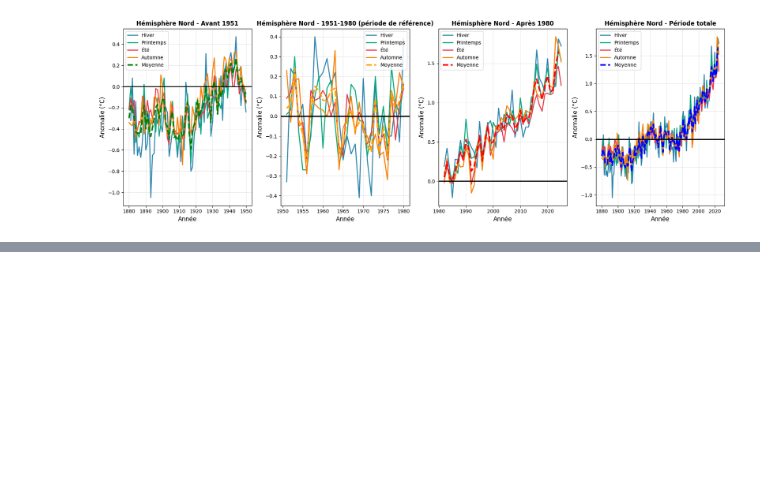
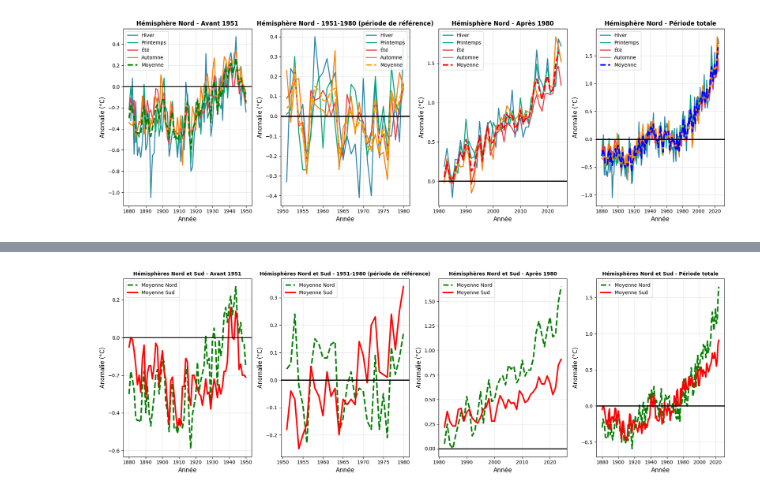
Before and after one commit to VinchC/projet, a Jupyter notebook: northern.ipynb, the cells around one changed output, grey strips where cells are left out. Cells and saved outputs as stored; diff of their text form; code cells hidden in the pictures; blank space fills up the shorter version.

Commit message:
Lineplot comparison two hemispheres

```diff
--- a/northern.ipynb
+++ b/northern.ipynb
@@ -9,6 +9,7 @@ import seaborn as sns
 
 pd.set_option('display.max_columns', None)
 df_northern = pd.read_csv(filepath_or_buffer = './data/NH.Ts+dSST.csv', sep = ',', header = 0, low_memory=False)
+df_southern = pd.read_csv(filepath_or_buffer = './data/SH.Ts+dSST.csv', sep = ',', header = 0, low_memory=False)
 # %%
 df_northern.head()
 # %% [output]
@@ -93,6 +94,17 @@ df_northern['D-N'] = df_northern['D-N'].replace(to_replace = "***", value = None
 df_northern['D-N'] = df_northern['D-N'].astype(float)
 df_northern['DJF'] = df_northern['DJF'].replace(to_replace = "***", value = None)
 df_northern['DJF'] = df_northern['DJF'].astype(float)
+# %%
+# Remplacement des données type string par des valeurs nulles et modification du type des colonnes par float
+
+df_southern['Dec'] = df_southern['Dec'].replace(to_replace = "***", value = None)
+df_southern['Dec'] = df_southern['Dec'].astype(float)
+df_southern['J-D'] = df_southern['J-D'].replace(to_replace = "***", value = None)
+df_southern['J-D'] = df_southern['J-D'].astype(float)
+df_southern['D-N'] = df_southern['D-N'].replace(to_replace = "***", value = None)
+df_southern['D-N'] = df_southern['D-N'].astype(float)
+df_southern['DJF'] = df_southern['DJF'].replace(to_replace = "***", value = None)
+df_southern['DJF'] = df_southern['DJF'].astype(float)
 # %% [markdown]
 # Affichage du df
 # %%
@@ -228,0 +243,84 @@ plt.show()
+# %%
+# Séparer les données en trois périodes
+df_avant_southern = df_southern[df_southern['Year'] < 1951]   # Années avant 1951
+df_pendant_southern = df_southern[df_southern['Year'].between(1951, 1980)]   # Années entre 1951 et 1980
+df_apres_southern = df_southern[df_southern['Year'] > 1981]  # Années à partir de 1981
+
+# Quatre graphiques côte à côte
+fig, axes = plt.subplots(1, 4, figsize=(18, 6))
+
+# Graphique de gauche avant 1951
+ax1 = axes[0]
+
+# Hémisphères Nord et Sud avant 1950
+ax1.plot(df_avant_northern['Year'], df_avant_northern['J-D'], label='Moyenne Nord', linewidth=3, color='green', linestyle='--')
+ax1.plot(df_avant_southern['Year'], df_avant_southern['J-D'], label='Moyenne Sud', linewidth=3, color='red')
+
+# ligne à 0 pour référence
+ax1.axhline(0, color='black', linewidth=2, alpha=1)
+
+# Titres et labels
+ax1.set_title('Hémisphères Nord et Sud - Avant 1951', fontsize=10, fontweight='bold')
+ax1.set_xlabel('Année', fontsize=12)
+ax1.set_ylabel('Anomalie (°C)', fontsize=12)
+ax1.legend(fontsize=10)
+ax1.grid(True, alpha=0.3)
+
+# Graphique central gauche période de référence (1951-1980)
+ax2 = axes[1]
+
+# Hémisphères Nord et Sud entre 1951 et 1980
+ax2.plot(df_pendant_northern['Year'], df_pendant_northern['J-D'], label='Moyenne Nord', linewidth=3, color='green', linestyle='--')
+ax2.plot(df_pendant_southern['Year'], df_pendant_southern['J-D'], label='Moyenne Sud', linewidth=3, color='red')
+
+# ligne à 0 pour référence
+ax2.axhline(0, color='black', linewidth=2, alpha=1)
+
+
+# Titres et labels
+ax2.set_title('Hémisphères Nord et Sud - 1951-1980 (période de référence)', fontsize=10, fontweight='bold')
+ax2.set_xlabel('Année', fontsize=12)
+ax2.set_ylabel('Anomalie (°C)', fontsize=12)
+ax2.legend(fontsize=10)
+ax2.grid(True, alpha=0.3)
+
+# Graphique central droite après 1980
+ax3 = axes[2]
+
+# Hémisphères Nord et Sud entre 1951 et 1980
+ax3.plot(df_apres_northern['Year'], df_apres_northern['J-D'], label='Moyenne Nord', linewidth=3, color='green', linestyle='--')
+ax3.plot(df_apres_southern['Year'], df_apres_southern['J-D'], label='Moyenne Sud', linewidth=3, color='red')
+
+#ligne à 0 pour référence
+ax3.axhline(0, color='black', linewidth=2, alpha=1)
+
+#Titres et labels
+ax3.set_title('Hémisphères Nord et Sud - Après 1980', fontsize=10, fontweight='bold')
+ax3.set_xlabel('Année', fontsize=12)
+ax3.set_ylabel('Anomalie (°C)', fontsize=12)
+ax3.legend(fontsize=10)
+ax3.grid(True, alpha=0.3)
+
+#Graphique global (période complète)
+ax4 = axes[3]
+
+# 4 saisons + moyenne
+ax4.plot(df_northern['Year'], df_northern['J-D'], label='Moyenne Nord', linewidth=3, color='green', linestyle='--')
+ax4.plot(df_southern['Year'], df_southern['J-D'], label='Moyenne Sud', linewidth=3, color='red')
+
+#ligne à 0 pour référence
+ax4.axhline(0, color='black', linewidth=2, alpha=1)
+
+#Titres et labels
+ax4.set_title('Hémisphères Nord et Sud - Période totale', fontsize=10, fontweight='bold')
+ax4.set_xlabel('Année', fontsize=12)
+ax4.set_ylabel('Anomalie (°C)', fontsize=12)
+ax4.legend(fontsize=10)
+ax4.grid(True, alpha=0.3)
+
+
+plt.tight_layout()
+plt.savefig('./images/comparaison_hemispheres_avant_apres_periode_reference.png', dpi=300, bbox_inches='tight')
+plt.show()
+# %% [output]
+[figure, added]
```
Also changed, not shown: parts of 8 cells of this notebook, 2 other files.
